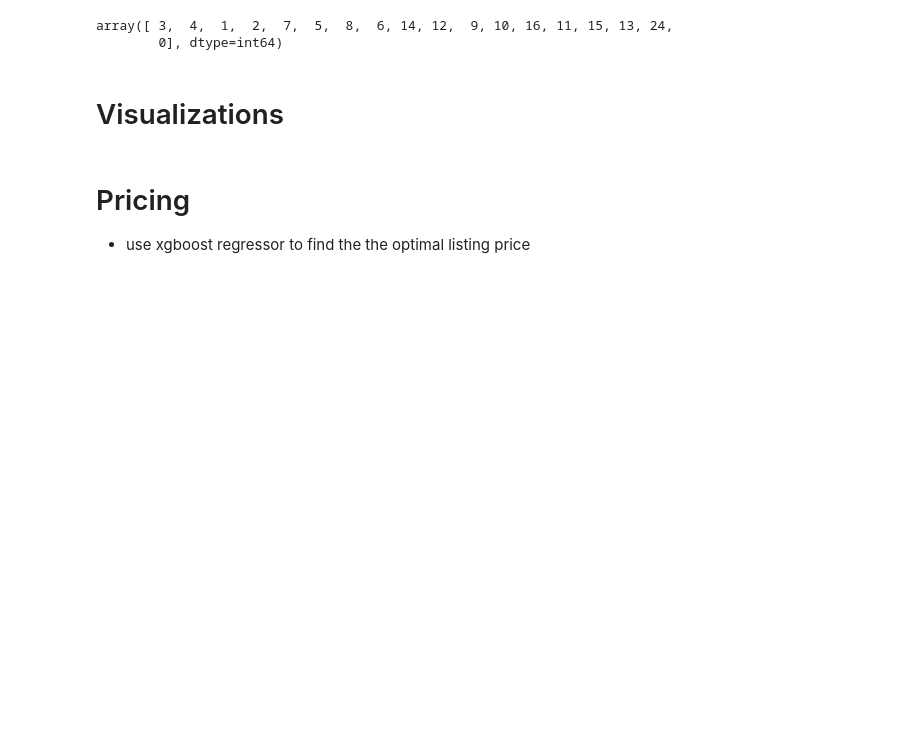
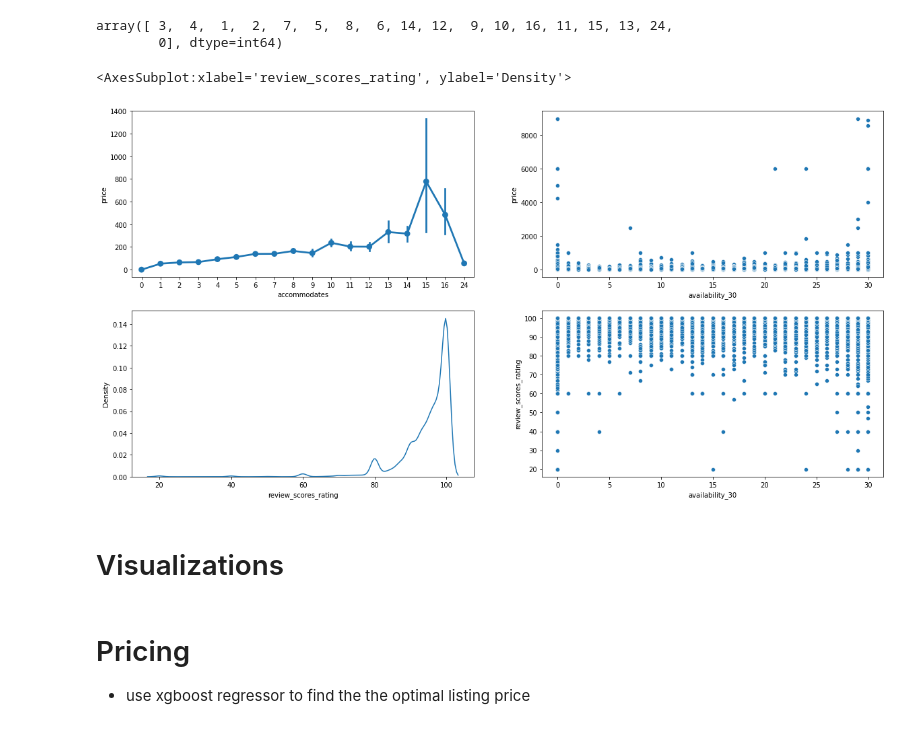
Before and after one commit to alexcerce/Berlin_Airbnb, a Jupyter notebook: Airbnb_Berlin_Main.ipynb, the cells around one changed output. Saved outputs shown, nothing was run; the diff lists cells and outputs as text; code cells hidden in the pictures; blank space fills up the shorter version.

```diff
--- a/Airbnb_Berlin_Main.ipynb
+++ b/Airbnb_Berlin_Main.ipynb
@@ -504,6 +542,16 @@ listings['accommodates'].unique()
 # %% [output]
 array([ 3,  4,  1,  2,  7,  5,  8,  6, 14, 12,  9, 10, 16, 11, 15, 13, 24,
         0], dtype=int64)
+# %%
+fig,ax=plt.subplots(2,2,figsize=(20,10));sns.pointplot(ax=ax[0,0],data=listings,y='price',x='accommodates');
+sns.scatterplot(data=listings,y='price',x='availability_30',ax=ax[0,1])
+sns.scatterplot(data=listings,y='review_scores_rating',x='availability_30',ax=ax[1,1])
+sns.kdeplot(data=listings,x='review_scores_rating',ax=ax[1,0])
+#As the accommodation number for an Airbnb rises, price splowly increases.
+#For higher accommodation levels there is more uncertainty in price. This is because of lower amount of listings
+# %% [output]
+<AxesSubplot:xlabel='review_scores_rating', ylabel='Density'>
+[figure, added]
 # %% [markdown]
 # Visualizations
 # %% [markdown]
```
Also changed, not shown: parts of 2 cells of this notebook.
